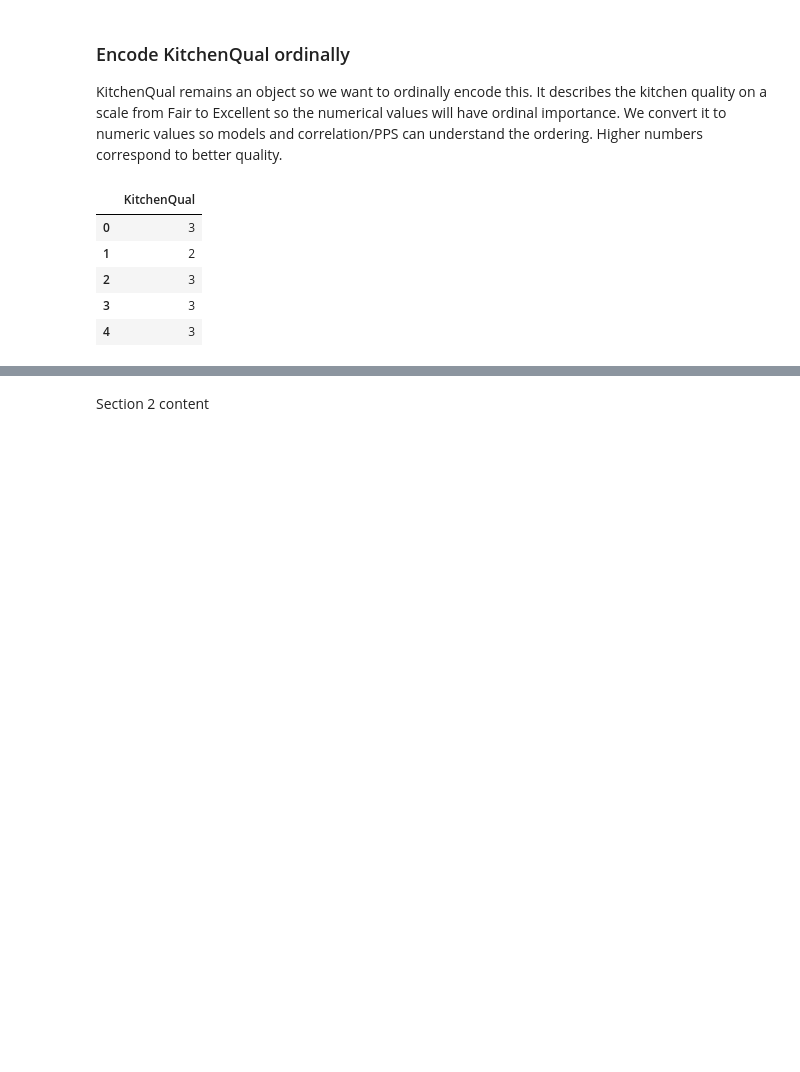
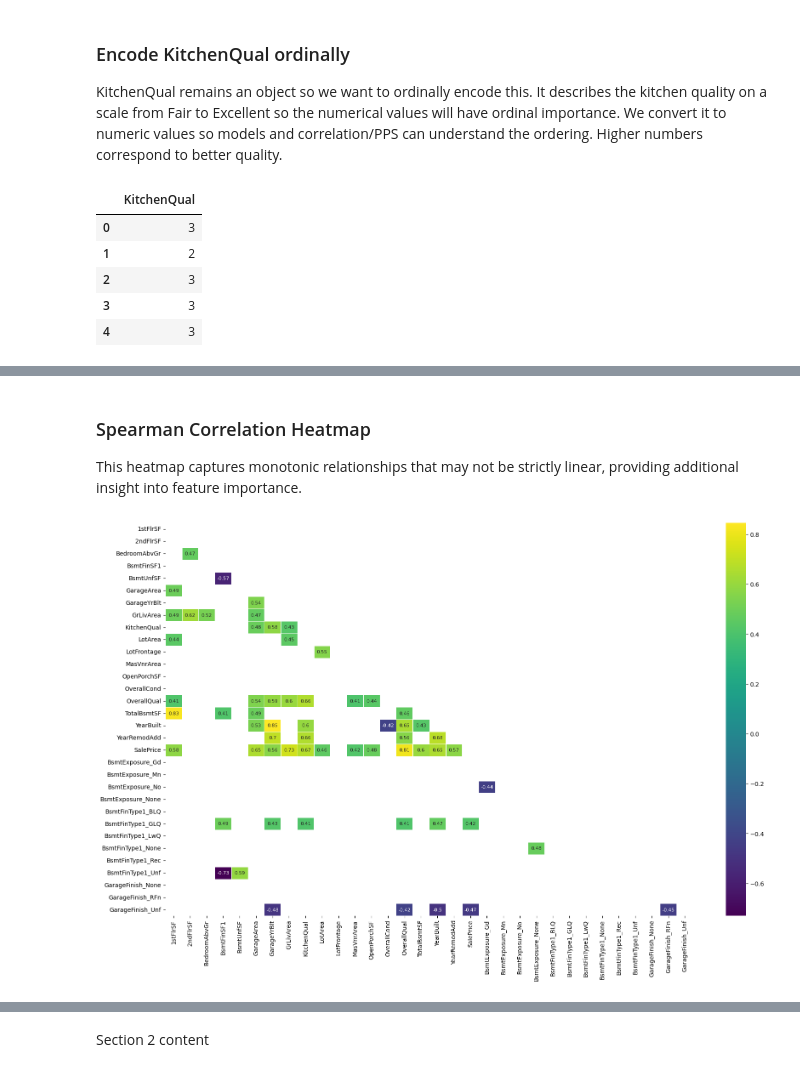
Before and after one commit to David5p/heritage-housing, a Jupyter notebook: jupyter_notebooks/CleanData.ipynb, the cells around one changed output, grey strips where cells are left out. Cells and saved outputs as stored; diff of their text form; code cells hidden in the pictures; blank space fills up the shorter version.

```diff
--- a/jupyter_notebooks/CleanData.ipynb
+++ b/jupyter_notebooks/CleanData.ipynb
@@ -226,0 +282,8 @@ df_encoded[["KitchenQual"]].head()
+# %% [markdown]
+### Spearman Correlation Heatmap
+
+This heatmap captures monotonic relationships that may not be strictly linear, providing additional insight into feature importance.
+# %%
+heatmap_corr(df_corr_spearman, threshold=0.4)
+# %% [output]
+[figure, added]
```
Also changed, not shown: parts of 15 cells of this notebook, 2 other files.
